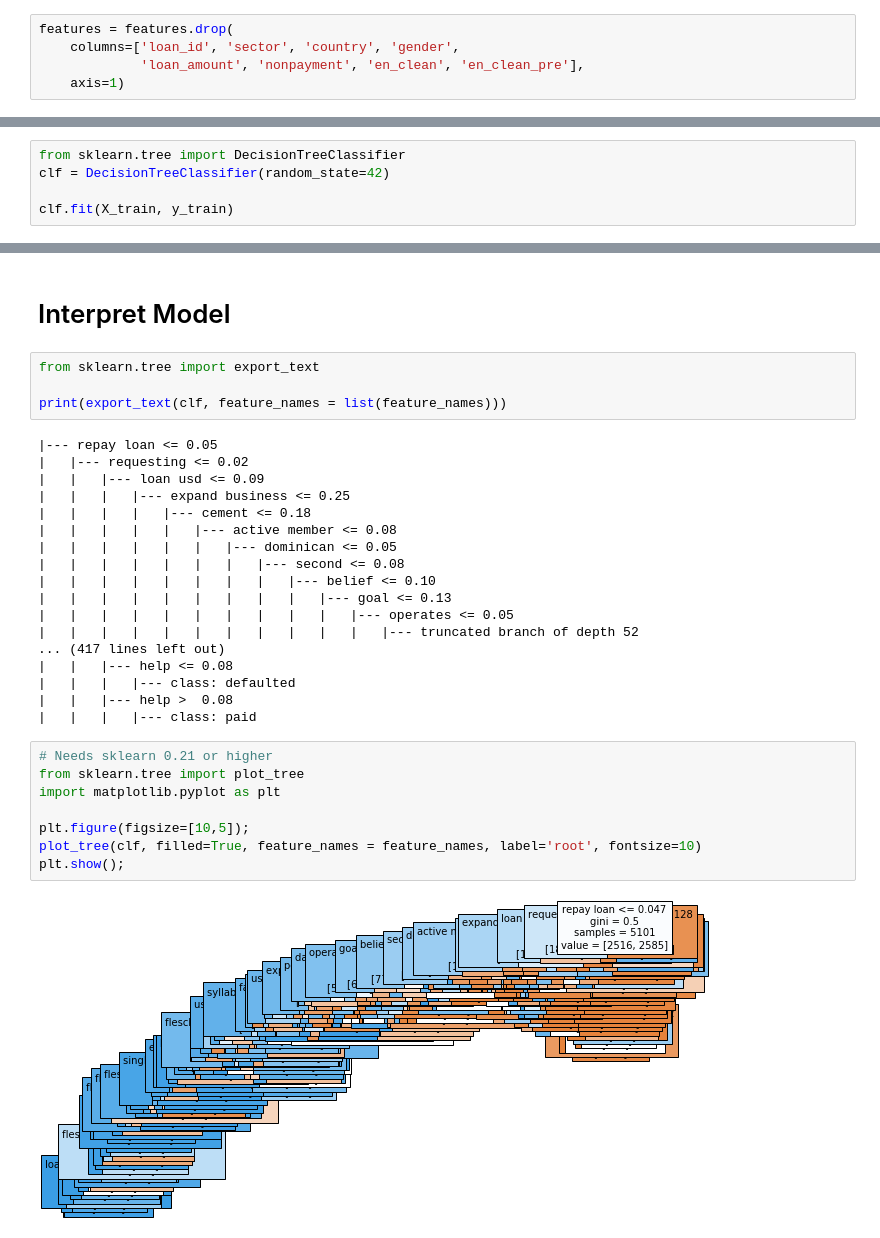
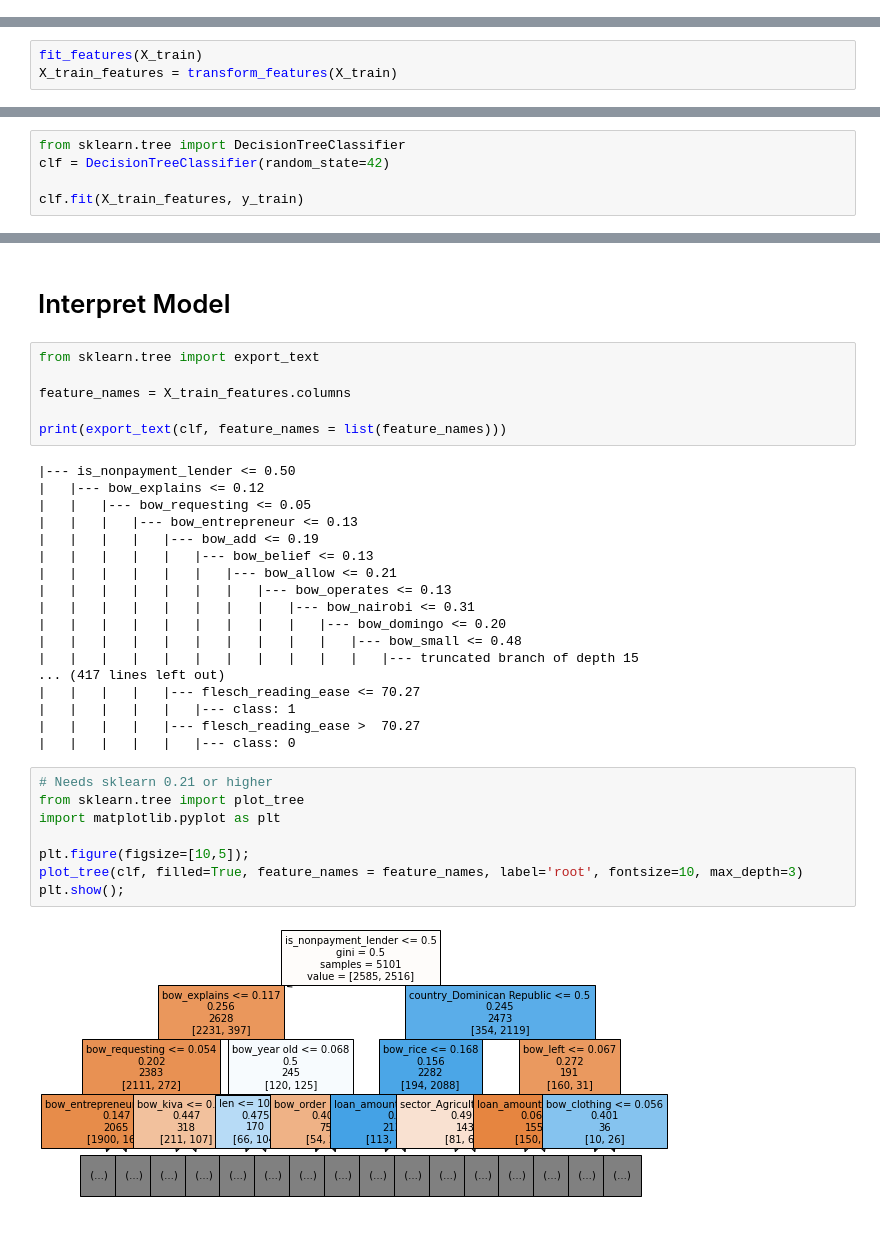
Before and after one commit to stepthom/NLP_course, a Jupyter notebook: document_classification/kiva_classification_simple.ipynb, the cells around one changed output, grey strips where cells are left out. Cells and saved outputs as stored; diff of their text form.

```diff
--- a/document_classification/kiva_classification_simple.ipynb
+++ b/document_classification/kiva_classification_simple.ipynb
@@ -151,5 +140,0 @@ features.head()
-# %%
-features = features.drop(
-    columns=['loan_id', 'sector', 'country', 'gender',
-             'loan_amount', 'nonpayment', 'en_clean', 'en_clean_pre'],
-    axis=1)
@@ -166,0 +194,3 @@ X_train, X_test, y_train, y_test = train_test_split(X, y, random_state=42)
+# %%
+fit_features(X_train)
+X_train_features = transform_features(X_train)
@@ -168,5 +208,5 @@ X_train, X_test, y_train, y_test = train_test_split(X, y, random_state=42)
 from sklearn.tree import DecisionTreeClassifier
 clf = DecisionTreeClassifier(random_state=42)
 
-clf.fit(X_train, y_train)
+clf.fit(X_train_features, y_train)
 # %% [output]
@@ -202,32 +248,34 @@ weighted avg       0.73      0.73      0.73      1701
 # %%
 from sklearn.tree import export_text
 
+feature_names = X_train_features.columns
+
 print(export_text(clf, feature_names = list(feature_names)))
 # %% [output]
-|--- repay loan <= 0.05
-|   |--- requesting <= 0.02
-|   |   |--- loan usd <= 0.09
-|   |   |   |--- expand business <= 0.25
-|   |   |   |   |--- cement <= 0.18
-|   |   |   |   |   |--- active member <= 0.08
-|   |   |   |   |   |   |--- dominican <= 0.05
-|   |   |   |   |   |   |   |--- second <= 0.08
-|   |   |   |   |   |   |   |   |--- belief <= 0.10
-|   |   |   |   |   |   |   |   |   |--- goal <= 0.13
-|   |   |   |   |   |   |   |   |   |   |--- operates <= 0.05
-|   |   |   |   |   |   |   |   |   |   |   |--- truncated branch of depth 52
+|--- is_nonpayment_lender <= 0.50
+|   |--- bow_explains <= 0.12
+|   |   |--- bow_requesting <= 0.05
+|   |   |   |--- bow_entrepreneur <= 0.13
+|   |   |   |   |--- bow_add <= 0.19
+|   |   |   |   |   |--- bow_belief <= 0.13
+|   |   |   |   |   |   |--- bow_allow <= 0.21
+|   |   |   |   |   |   |   |--- bow_operates <= 0.13
+|   |   |   |   |   |   |   |   |--- bow_nairobi <= 0.31
+|   |   |   |   |   |   |   |   |   |--- bow_domingo <= 0.20
+|   |   |   |   |   |   |   |   |   |   |--- bow_small <= 0.48
+|   |   |   |   |   |   |   |   |   |   |   |--- truncated branch of depth 15
 ... (417 lines left out)
-|   |   |--- help <= 0.08
-|   |   |   |--- class: defaulted
-|   |   |--- help >  0.08
-|   |   |   |--- class: paid
+|   |   |   |   |--- flesch_reading_ease <= 70.27
+|   |   |   |   |   |--- class: 1
+|   |   |   |   |--- flesch_reading_ease >  70.27
+|   |   |   |   |   |--- class: 0
 # %%
 # Needs sklearn 0.21 or higher
 from sklearn.tree import plot_tree
 import matplotlib.pyplot as plt
 
 plt.figure(figsize=[10,5]);
-plot_tree(clf, filled=True, feature_names = feature_names, label='root', fontsize=10)
+plot_tree(clf, filled=True, feature_names = feature_names, label='root', fontsize=10, max_depth=3)
 plt.show();
 # %% [output]
-[figure, old version]
+[figure, new version]
```
Also changed, not shown: parts of 35 cells of this notebook.
